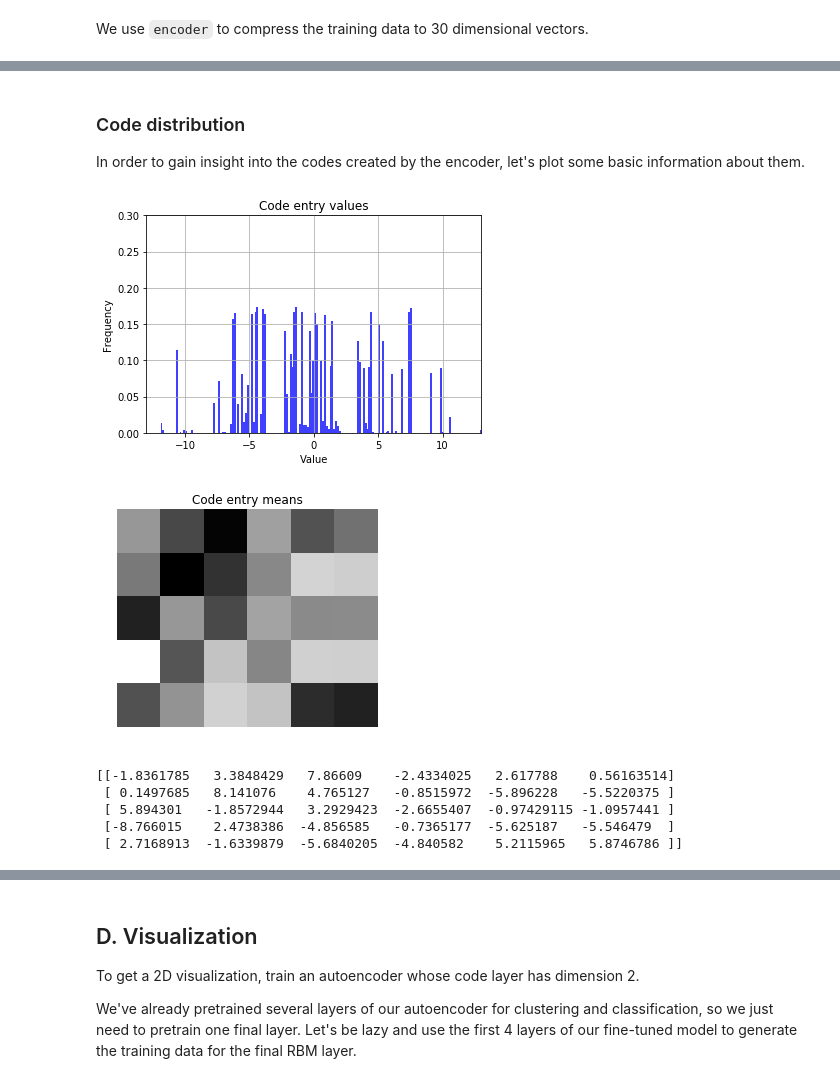
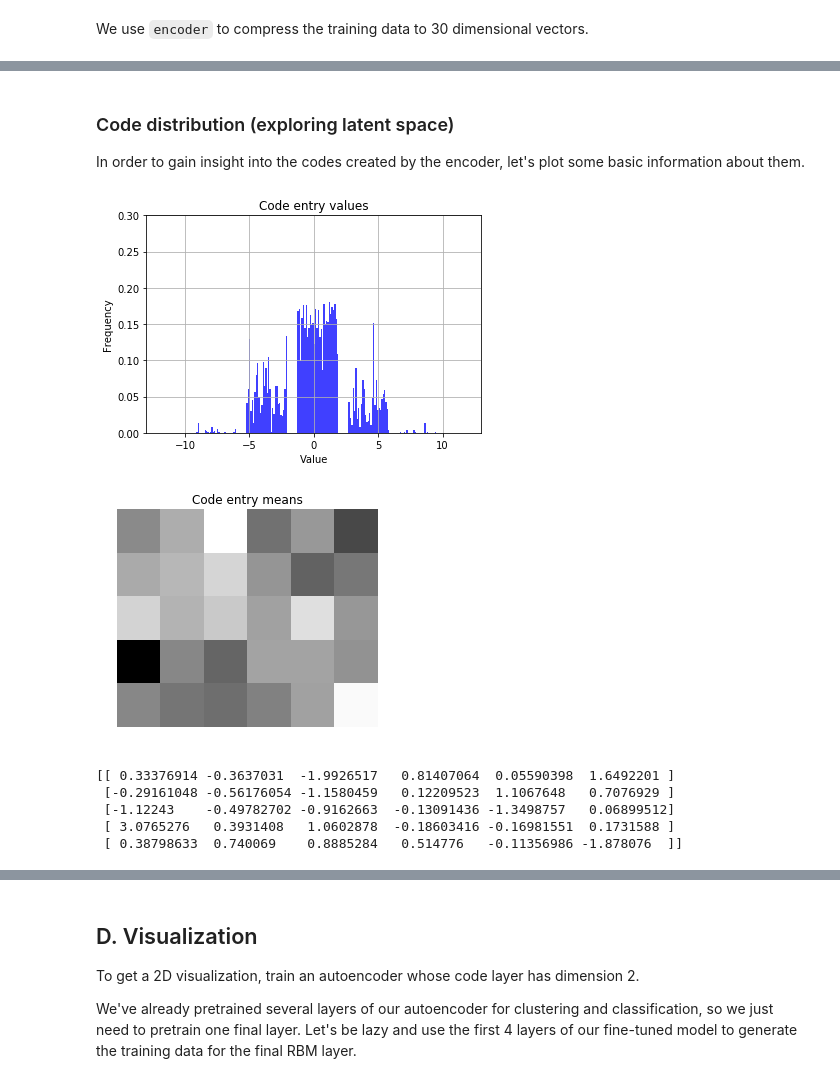
Before and after one commit to lanejere5/bm, a Jupyter notebook: Examples.ipynb, the cells around one changed output, grey strips where cells are left out. Drawn from its saved outputs; the diff is of its cells as text; code cells hidden in the pictures.

Commit message:
more trained weights

```diff
--- a/Examples.ipynb
+++ b/Examples.ipynb
@@ -209,8 +209,13 @@ from keras.models import Model, Sequential, load_model
 from keras.layers import Input, Dense
 # %%
 # load the model, which we have pretrained and then fine-tuned
+# this one trained for 2 epochs
 model = load_model("trained_weights/fine-tuned/keras_model.h5")
 model.summary()
+
+# this one trained for 8, better for generation
+model_2 = load_model("trained_weights/fine-tuned/keras_model_8_epochs.h5")
+model_2.summary()
 # %% [output]
 _________________________________________________________________
 Layer (type)                 Output Shape              Param #
@@ -354,3 +359,31 @@ Total params: 1,418,280
 Trainable params: 0
 Non-trainable params: 1,418,280
 _________________________________________________________________
+# %%
+# build the encoder model
+
+inputs = Input(shape=(784,))
+
+# the encoder layers of the autoencoder model
+# these layers are frozen
+
+layer1 = model_2.get_layer("dense_1")
+X = layer1(inputs)
+layer1.trainable = False
+
+layer2 = model_2.get_layer("dense_2")
+X = layer2(X)
+layer2.trainable = False
+
+layer3 = model_2.get_layer("dense_3")
+X = layer3(X)
+layer3.trainable = False
+
+layer4 = model_2.get_layer("dense_4")
+Y = layer4(X)
+layer4.trainable = False
+
+encoder_2 = Model(inputs,Y)
+
+encoder_2.compile(loss='categorical_crossentropy', optimizer='adam', metrics=['accuracy'])
+encoder_2.summary()
@@ -370,0 +421,3 @@ array([-2.2913525 ,  3.3301835 ,  7.0630836 , -2.246519  ,  2.201845  ,
+# %%
+codes_2 = encoder_2.predict(x.T)
+codes_2[0]
@@ -371,9 +433,9 @@ array([-2.2913525 ,  3.3301835 ,  7.0630836 , -2.246519  ,  2.201845  ,
 # %% [markdown]
-### Code distribution
+### Code distribution (exploring latent space)
 
 In order to gain insight into the codes created by the encoder, let's plot some basic information about them.
 # %%
-n, bins, patches = plt.hist(codes, 5,density=True, facecolor='b', alpha=0.75)
+n, bins, patches = plt.hist(codes_2, 5,density=True, facecolor='b', alpha=0.75)
 plt.xlabel('Value')
 plt.ylabel('Frequency')
 plt.title('Code entry values')
@@ -381,21 +443,21 @@ plt.axis([-13, 13, 0, .3])
 plt.grid(True)
 plt.show()
 # %% [output]
-[figure, old version]
+[figure, new version]
 # %%
-mean = np.mean(codes,axis=0).reshape((5,6))
+mean = np.mean(codes_2,axis=0).reshape((5,6))
 
 plt.imshow(mean, cmap='binary', interpolation='nearest')
 plt.title("Code entry means")
 plt.axis('off')
 plt.show()
 
 print(mean)
 # %% [output]
-[figure, old version]
+[figure, new version]
-[[-1.8361785   3.3848429   7.86609    -2.4334025   2.617788    0.56163514]
- [ 0.1497685   8.141076    4.765127   -0.8515972  -5.896228   -5.5220375 ]
- [ 5.894301   -1.8572944   3.2929423  -2.6655407  -0.97429115 -1.0957441 ]
- [-8.766015    2.4738386  -4.856585   -0.7365177  -5.625187   -5.546479  ]
- [ 2.7168913  -1.6339879  -5.6840205  -4.840582    5.2115965   5.8746786 ]]
+[[ 0.33376914 -0.3637031  -1.9926517   0.81407064  0.05590398  1.6492201 ]
+ [-0.29161048 -0.56176054 -1.1580459   0.12209523  1.1067648   0.7076929 ]
+ [-1.12243    -0.49782702 -0.9162663  -0.13091436 -1.3498757   0.06899512]
+ [ 3.0765276   0.3931408   1.0602878  -0.18603416 -0.16981551  0.1731588 ]
+ [ 0.38798633  0.740069    0.8885284   0.514776   -0.11356986 -1.878076  ]]
 # %%
```
Also changed, not shown: parts of 11 cells of this notebook, 3 other files.
